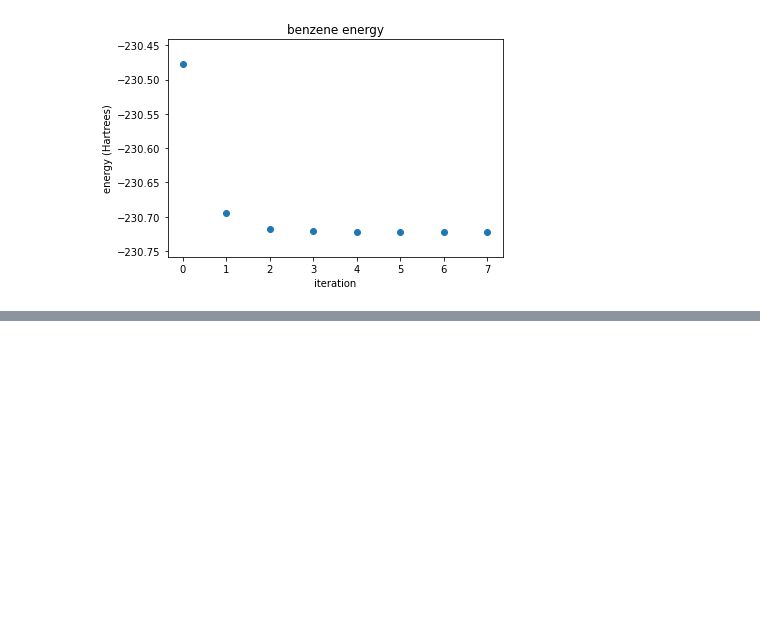
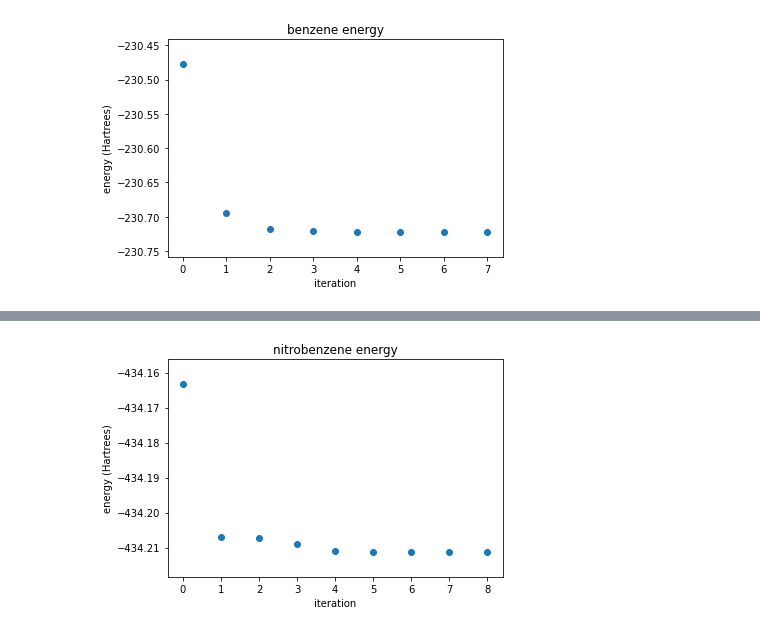
Before and after one commit to radifar/molssi-qm, a Jupyter notebook: 01-Geometry-optimization/01-Geometry optimization.ipynb, the cells around one changed output, grey strips where cells are left out. Cells and saved outputs as stored; diff of their text form; code cells hidden in the pictures; blank space fills up the shorter version.

```diff
--- a/01-Geometry-optimization/01-Geometry optimization.ipynb
+++ b/01-Geometry-optimization/01-Geometry optimization.ipynb
@@ -157,0 +233,17 @@ plt.show()
+# %%
+energy_values = plot_energy()
+
+energy_range = max(energy_values) - min(energy_values)
+
+plt.figure()
+plt.scatter(np.arange(len(energy_values)), energy_values)
+plt.ylim(top = max(energy_values) + energy_range*0.15,
+         bottom = min(energy_values) - energy_range*0.15)
+plt.xlabel("iteration")
+plt.ylabel("energy (Hartrees)")
+plt.title(molecule_name + " energy")
+
+plt.savefig(F'nitrobenzene_energy.png')
+plt.show()
+# %% [output]
+[figure, added]
```
Also changed, not shown: parts of 10 cells of this notebook, 6 other files.
